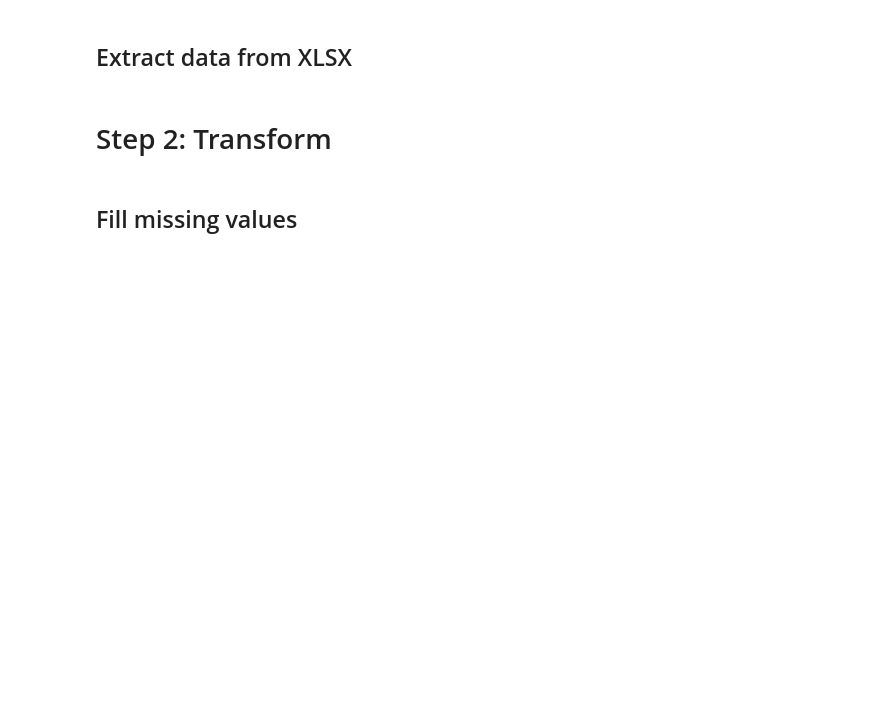
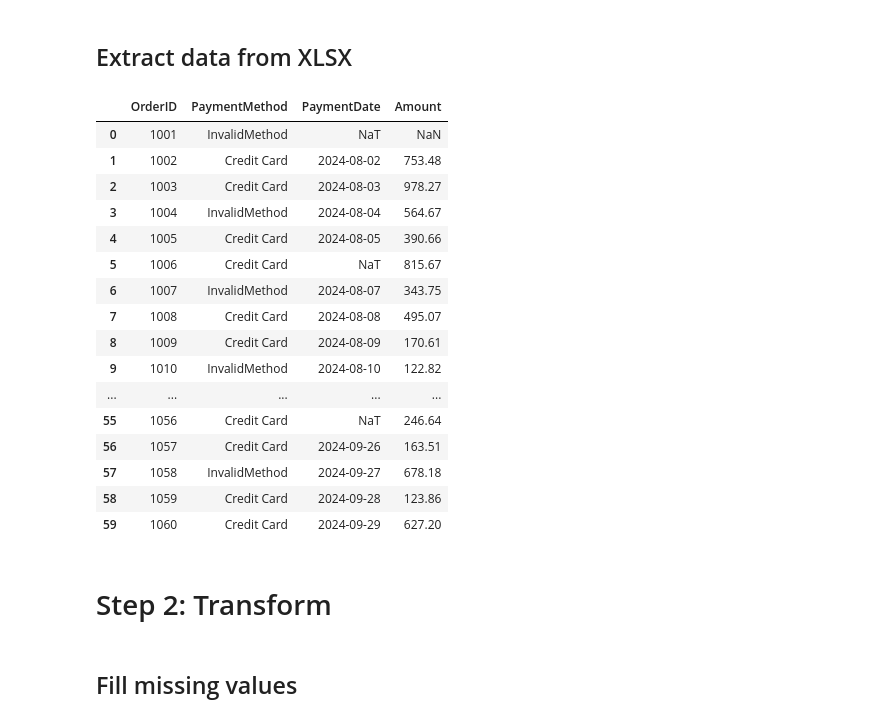
Before and after one commit to floortom/Database-Design, a Jupyter notebook: ETL/ETLprocess.ipynb, the cells around one changed output. Saved outputs shown, nothing was run; the diff lists cells and outputs as text; code cells hidden in the pictures; blank space fills up the shorter version.

```diff
--- a/ETL/ETLprocess.ipynb
+++ b/ETL/ETLprocess.ipynb
@@ -13,6 +33,26 @@ usersDF = pd.read_csv("users_data.csv")
 # %%
 paymentsDF = pd.read_excel("payments_data.xlsx")
 reviewsDF = pd.read_excel("reviews_data.xlsx")
+# %%
+paymentsDF
+# %% [output]
+|  | OrderID | PaymentMethod | PaymentDate | Amount |
+| 0 | 1001 | InvalidMethod | NaT | NaN |
+| 1 | 1002 | Credit Card | 2024-08-02 | 753.48 |
+| 2 | 1003 | Credit Card | 2024-08-03 | 978.27 |
+| 3 | 1004 | InvalidMethod | 2024-08-04 | 564.67 |
+| 4 | 1005 | Credit Card | 2024-08-05 | 390.66 |
+| 5 | 1006 | Credit Card | NaT | 815.67 |
+| 6 | 1007 | InvalidMethod | 2024-08-07 | 343.75 |
+| 7 | 1008 | Credit Card | 2024-08-08 | 495.07 |
+| 8 | 1009 | Credit Card | 2024-08-09 | 170.61 |
+| 9 | 1010 | InvalidMethod | 2024-08-10 | 122.82 |
+| ... | ... | ... | ... | ... |
+| 55 | 1056 | Credit Card | NaT | 246.64 |
+| 56 | 1057 | Credit Card | 2024-09-26 | 163.51 |
+| 57 | 1058 | InvalidMethod | 2024-09-27 | 678.18 |
+| 58 | 1059 | Credit Card | 2024-09-28 | 123.86 |
+| 59 | 1060 | Credit Card | 2024-09-29 | 627.20 |
 # %% [markdown]
 # Step 2: Transform
 # %% [markdown]
```
Also changed, not shown: parts of 35 cells of this notebook, 1 other file.
